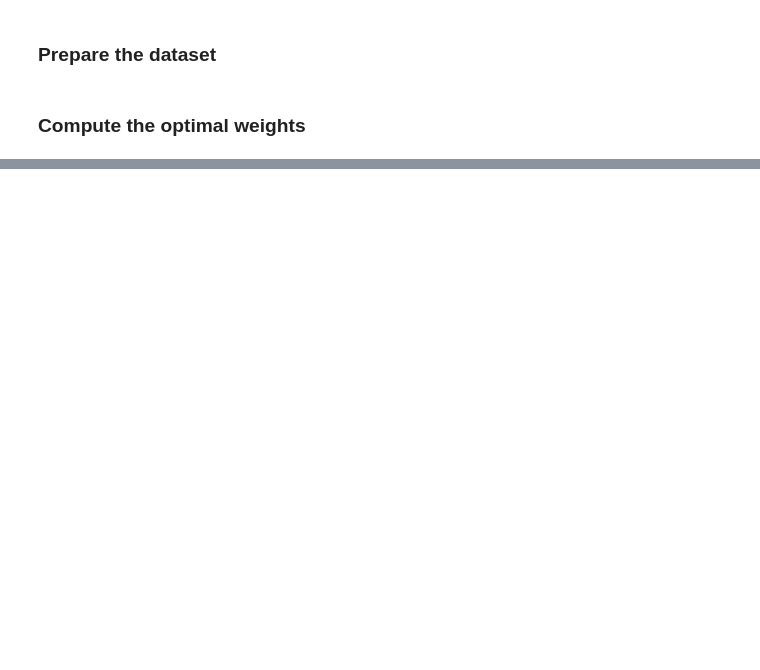
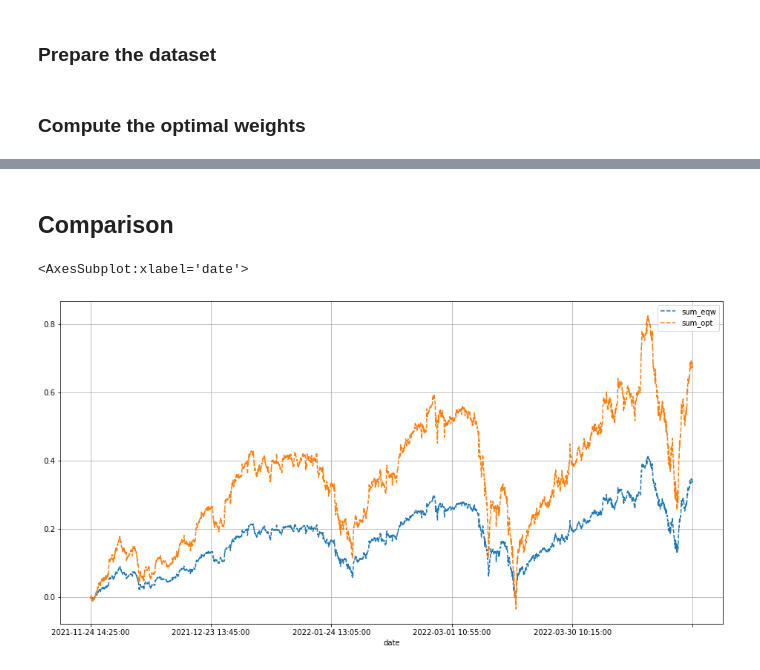
Before and after one commit to ZhimingMei/Finance-Empirical-Studies, a Jupyter notebook: Mean Variance Portfolio/markowitz_simple.ipynb, the cells around one changed output, grey strips where cells are left out. Cells and saved outputs as stored; diff of their text form; code cells hidden in the pictures; blank space fills up the shorter version.

Commit message:
strategy comparison

```diff
--- a/Mean Variance Portfolio/markowitz_simple.ipynb
+++ b/Mean Variance Portfolio/markowitz_simple.ipynb
@@ -83,0 +103,23 @@ Sum of weights:  1.0
+# %% [markdown]
+## Comparison
+# %%
+data_opt = data.copy()
+
+# Equally weighted
+data['sum_eqw'] = data.apply(lambda x: x.sum(), axis=1)
+
+# Optimal weight
+for col in data.columns:
+    i = 0
+    data_opt[col] = data_opt[col]*weight_opt[i]
+    i += 1
+
+data_opt['sum_opt'] = data_opt.apply(lambda x: x.sum(), axis=1)
+# %%
+data_opt[['sum_eqw',
+       'sum_opt']].dropna().cumsum().plot(grid=True,
+                                                         figsize=(16, 8),
+                                                         style=['--', '--'])
+# %% [output]
+<AxesSubplot:xlabel='date'>
+[figure, added]
```
Also changed, not shown: parts of 6 cells of this notebook.
